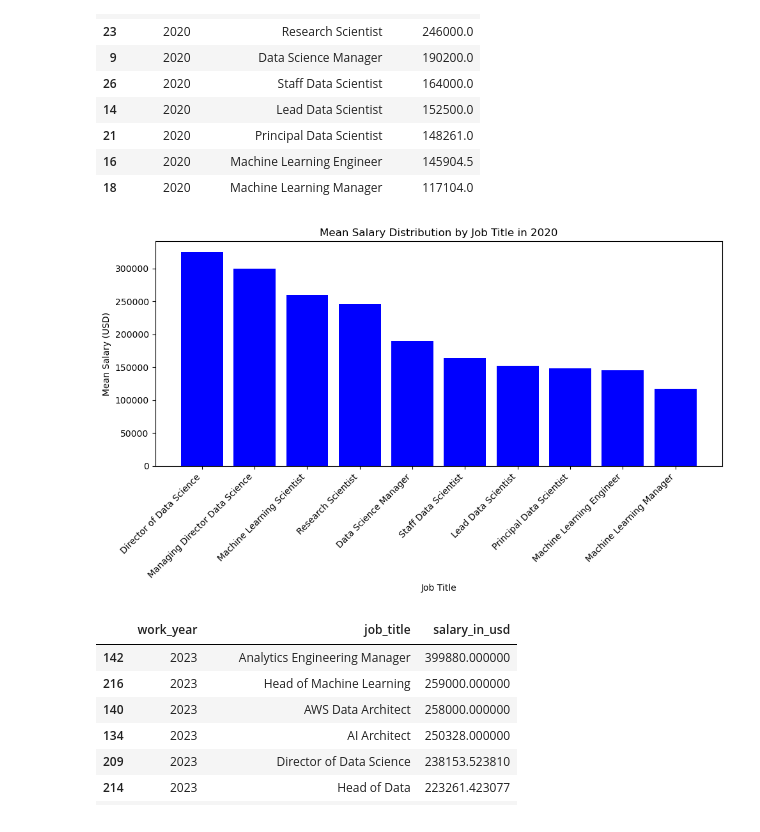
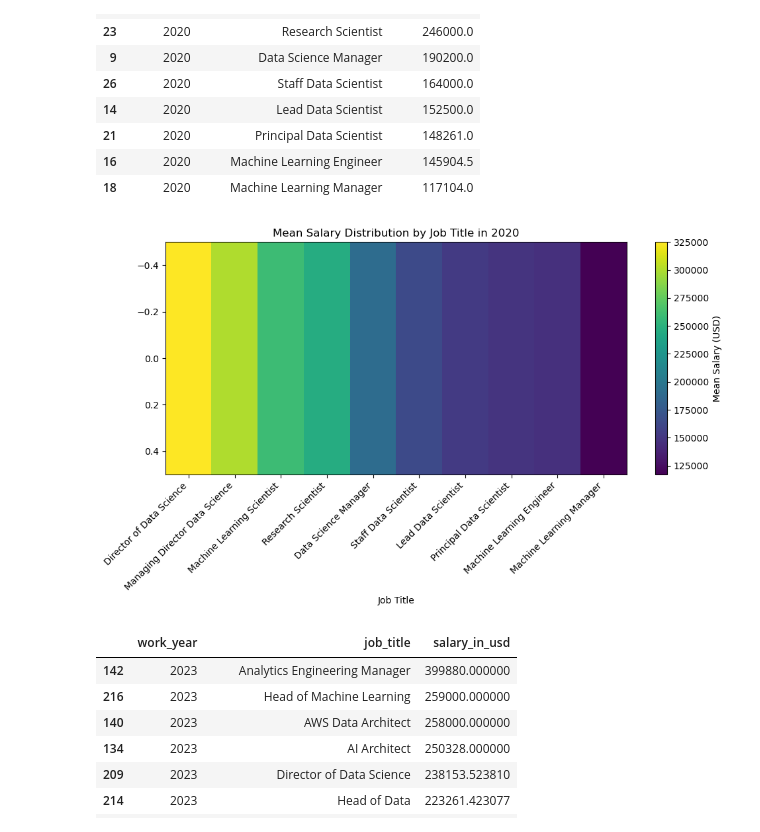
Before and after one commit to chonyeagoro/Project_-1, a Jupyter notebook: Jobs_salaries.ipynb, the cells around one changed output. Cells and saved outputs as stored; diff of their text form; code cells hidden in the pictures.

```diff
--- a/Jobs_salaries.ipynb
+++ b/Jobs_salaries.ipynb
@@ -280,15 +283,19 @@ mean_salary_2020
 | 18 | 2020 | Machine Learning Manager | 117104.0 |
 # %%
 plt.figure(figsize=(10, 6))
-plt.bar(mean_salary_2020['job_title'], mean_salary_2020['salary_in_usd'], color='blue')
+# Convert job titles and salaries into a grid
+job_titles = mean_salary_2020['job_title']
+salary_values = mean_salary_2020['salary_in_usd']
+heatmap_data = [salary_values]
+plt.imshow(heatmap_data, cmap='viridis', aspect='auto')
+plt.colorbar(label='Mean Salary (USD)')
+plt.xticks(range(len(job_titles)), job_titles, rotation=45, ha='right')
 plt.xlabel('Job Title')
-plt.ylabel('Mean Salary (USD)')
 plt.title('Mean Salary Distribution by Job Title in 2020')
-plt.xticks(rotation=45, ha='right')
 plt.tight_layout()
 plt.show()
 # %% [output]
-[figure, old version]
+[figure, new version]
 # %%
 mean_salary_by_year.sort_values(by=["work_year", "salary_in_usd"], ascending=False)
 # %% [output]
```
Also changed, not shown: parts of 21 cells of this notebook.
